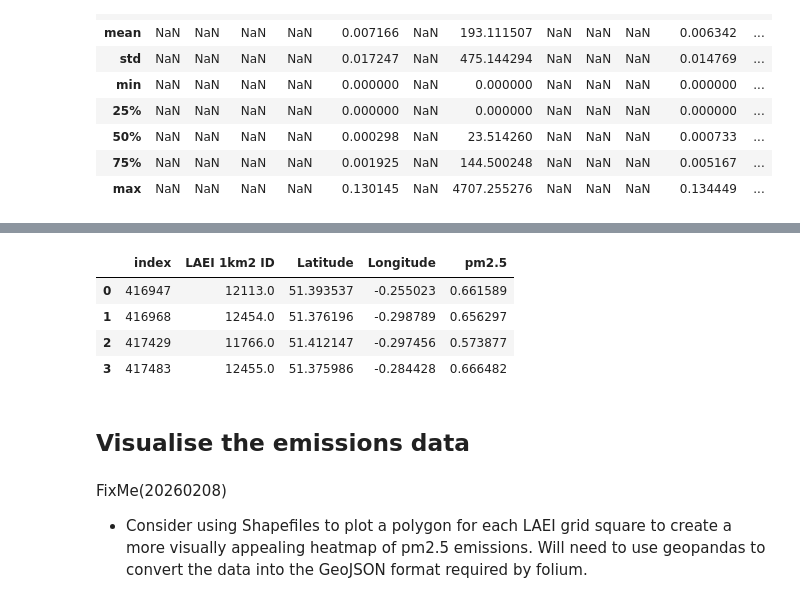
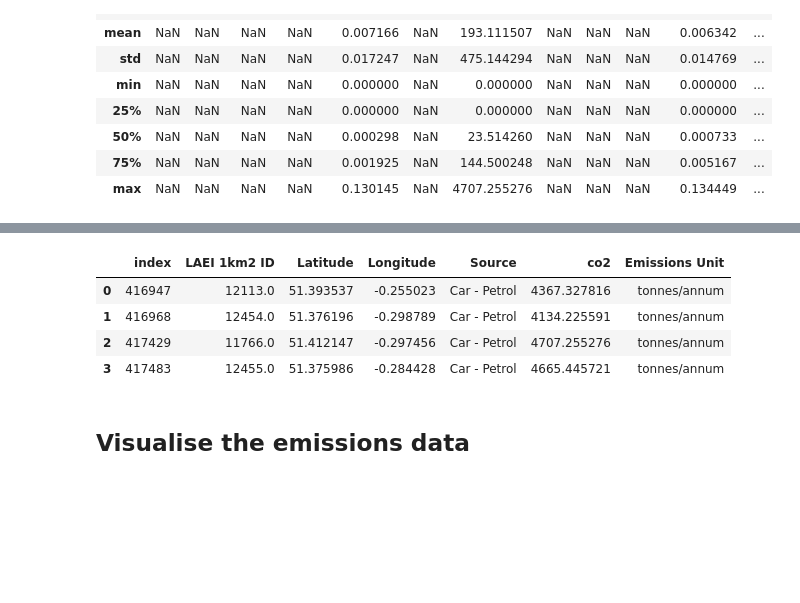
Before and after one commit to andrewsivanesan/London-air-quality, a Jupyter notebook: LondonAirQualityAnalysis.ipynb, the cells around one changed output, grey strips where cells are left out. Saved outputs shown, nothing was run; the diff lists cells and outputs as text; code cells hidden in the pictures; blank space fills up the shorter version.

```diff
--- a/LondonAirQualityAnalysis.ipynb
+++ b/LondonAirQualityAnalysis.ipynb
@@ -34,15 +46,16 @@ transformer = Transformer.from_crs("EPSG:27700", "EPSG:4326")
 fname = "EmissionsByGridID_2022to2030.csv"
 fname_boundary = "KingstonUponThamesBoundary.geojson"
 # %%
+# read in the file
+df = pd.read_csv(fname)
+
 # define filter condition
 cond = (df["Year"] == 2022) & (df["Borough"] == "Kingston") & (df["Sector"] == "Road Transport")
 
-# read in the file
-df = pd.read_csv(fname)
 # filter the data
-df = df[cond].copy()
+kingston_road_transport = df[cond].copy()
 
 # create latitude and longitude columns
 # This cell takes around 30 seconds to run
-df["Latitude"] = df.apply(lambda x: transformer.transform(x["easting"], x["northing"])[0], axis=1)
-df["Longitude"] = df.apply(lambda x: transformer.transform(x["easting"], x["northing"])[1], axis=1)
+kingston_road_transport["Latitude"] = kingston_road_transport.apply(lambda x: transformer.transform(x["easting"], x["northing"])[0], axis=1)
+kingston_road_transport["Longitude"] = kingston_road_transport.apply(lambda x: transformer.transform(x["easting"], x["northing"])[1], axis=1)
@@ -90,9 +95,8 @@ sns.heatmap(corr)
 # %%
-# define the filter conditions
-cond_kingston_petrol_cars = (df["Year"] == 2022) & (df["Borough"] == "Kingston") & (df["Source"] == "Car - Petrol")
-
 # define the columns to select
-#cols = ["LAEI 1km2 ID", "Latitude", "Longitude", "pm2.5"]
+cols = ["LAEI 1km2 ID", "Latitude", "Longitude", "Source", "co2", "Emissions Unit"]
 
 # apply filters and select columns
-petrol_cars = df[cond_kingston_petrol_cars]#[cols]
+kingston_road_transport = kingston_road_transport[cols]
+
+kingston_road_transport.head()
@@ -118,0 +155,3 @@ dtype: int64
+# %%
+petrol_cars = kingston_road_transport[kingston_road_transport["Source"] == "Car - Petrol"]
+petrol_cars.head()
@@ -124,26 +182,22 @@ plt.show()
 # %%
 # Apply Tukey's fence to filter for outlier values
 
-LQ = petrol_cars["pm2.5"].quantile(0.25)
-UQ = petrol_cars["pm2.5"].quantile(0.75)
+LQ = petrol_cars["co2"].quantile(0.25)
+UQ = petrol_cars["co2"].quantile(0.75)
 IQR = UQ - LQ
 tukey_fence_upper = UQ + (1.5 * IQR)
-cond_tukey_fence_upper = petrol_cars["pm2.5"] > tukey_fence_upper
+cond_tukey_fence_upper = petrol_cars["co2"] > tukey_fence_upper
 
 outliers = petrol_cars[cond_tukey_fence_upper].reset_index()
 outliers
 # %% [output]
-|  | index | LAEI 1km2 ID | Latitude | Longitude | pm2.5 |
-| 0 | 416947 | 12113.0 | 51.393537 | -0.255023 | 0.661589 |
-| 1 | 416968 | 12454.0 | 51.376196 | -0.298789 | 0.656297 |
-| 2 | 417429 | 11766.0 | 51.412147 | -0.297456 | 0.573877 |
-| 3 | 417483 | 12455.0 | 51.375986 | -0.284428 | 0.666482 |
+|  | index | LAEI 1km2 ID | Latitude | Longitude | Source | co2 | Emissions Unit |
+| 0 | 416947 | 12113.0 | 51.393537 | -0.255023 | Car - Petrol | 4367.327816 | tonnes/annum |
+| 1 | 416968 | 12454.0 | 51.376196 | -0.298789 | Car - Petrol | 4134.225591 | tonnes/annum |
+| 2 | 417429 | 11766.0 | 51.412147 | -0.297456 | Car - Petrol | 4707.255276 | tonnes/annum |
+| 3 | 417483 | 12455.0 | 51.375986 | -0.284428 | Car - Petrol | 4665.445721 | tonnes/annum |
 # %% [markdown]
 ## Visualise the emissions data
-# %% [markdown]
-FixMe(20260208)
-
-* Consider using Shapefiles to plot a polygon for each LAEI grid square to create a more visually appealing heatmap of pm2.5 emissions. Will need to use geopandas to convert the data into the GeoJSON format required by folium.
 # %%
 kingston_coords = [51.4123, -0.3007]
 m1 = folium.Map(location=kingston_coords, zoom_start=12)
```
Also changed, not shown: parts of 18 cells of this notebook.
